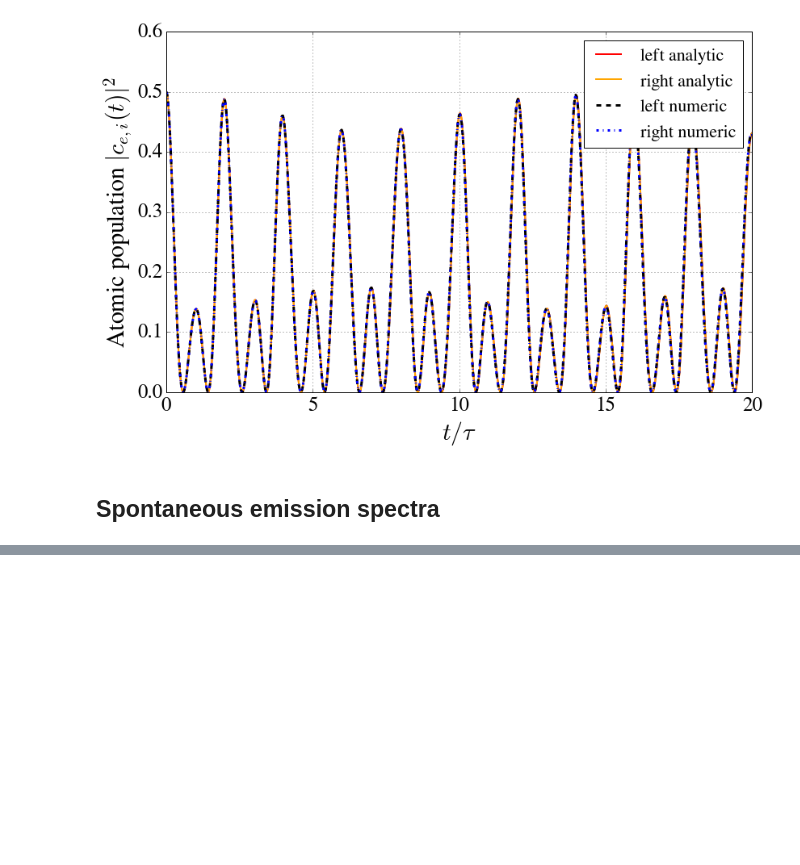
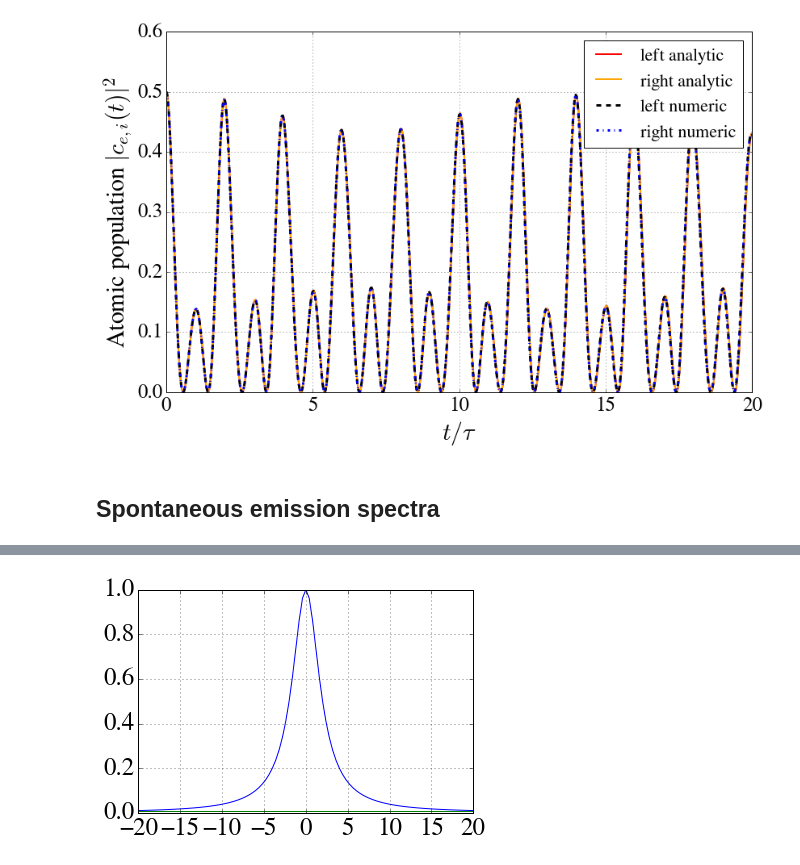
Before and after one commit to nemetniki/with-Andreas, a Jupyter notebook: CCQED.ipynb, the cells around one changed output, grey strips where cells are left out. Cells and saved outputs as stored; diff of their text form; code cells hidden in the pictures; blank space fills up the shorter version.

```diff
--- a/CCQED.ipynb
+++ b/CCQED.ipynb
@@ -374,0 +374,10 @@ plt.show()
+# %%
+x = np.linspace(-20,20,101)
+cs = 2.
+f = 4/(x**2+cs**2)
+plt.plot(x,f)
+plt.hold(True)
+plt.plot(x,.01*(x-100.)/(x-100.))
+plt.grid(True)
+# %% [output]
+[figure, added]
```
Also changed, not shown: parts of 7 cells of this notebook.
